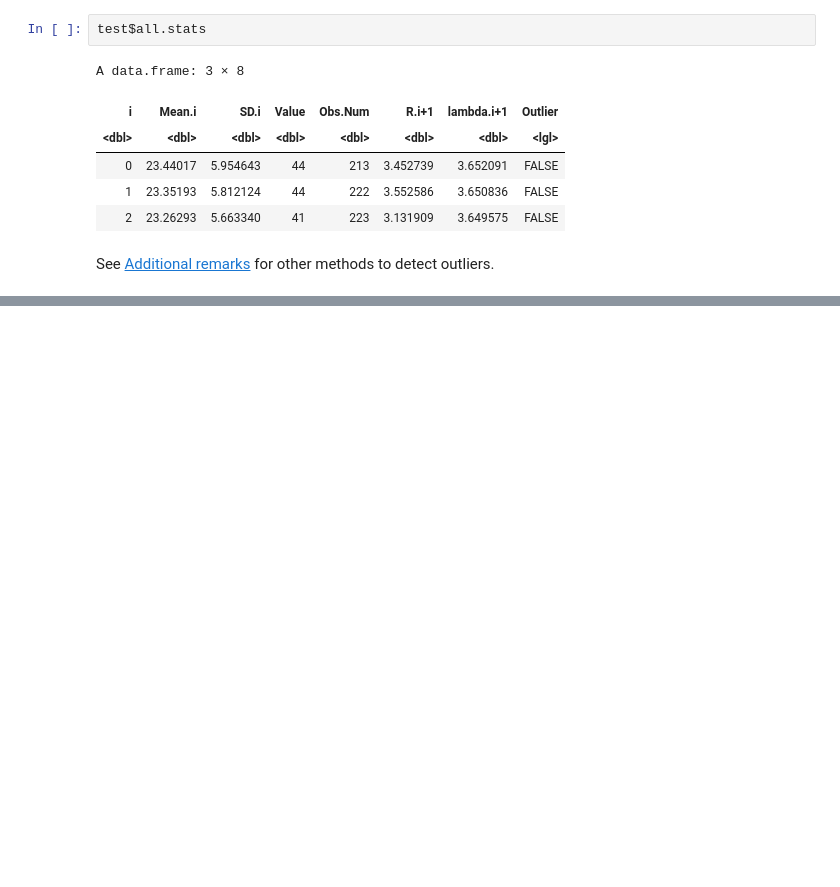
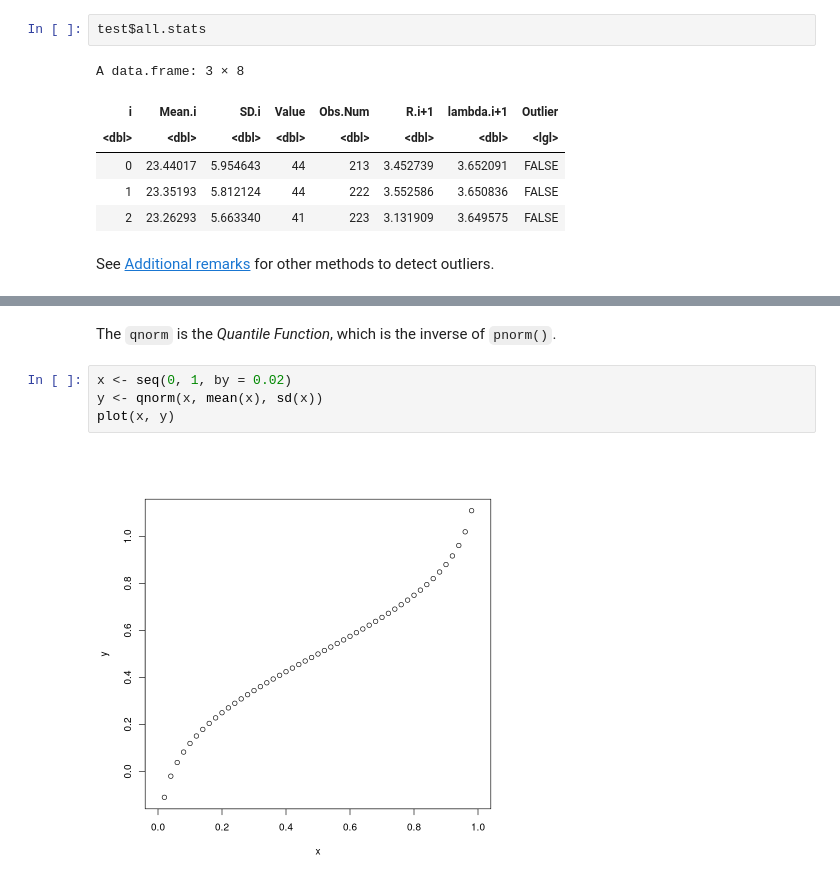
Before and after one commit to JeremyMcCormick/notebooks, a Jupyter notebook: R/StatisticsCompetencies.ipynb, the cells around one changed output, grey strips where cells are left out. Cells and saved outputs as stored; diff of their text form; blank space fills up the shorter version.

```diff
--- a/R/StatisticsCompetencies.ipynb
+++ b/R/StatisticsCompetencies.ipynb
@@ -536,0 +692,8 @@ See <a href="https://www.statsandr.com/blog/outliers-detection-in-r/#additional-
+# %% [markdown]
+The <code>qnorm</code> is the <i>Quantile Function</i>, which is the inverse of <code>pnorm()</code>.
+# %%
+x <- seq(0, 1, by = 0.02)
+y <- qnorm(x, mean(x), sd(x))
+plot(x, y)
+# %% [output]
+[figure, added]
```
Also changed, not shown: parts of 25 cells of this notebook.
